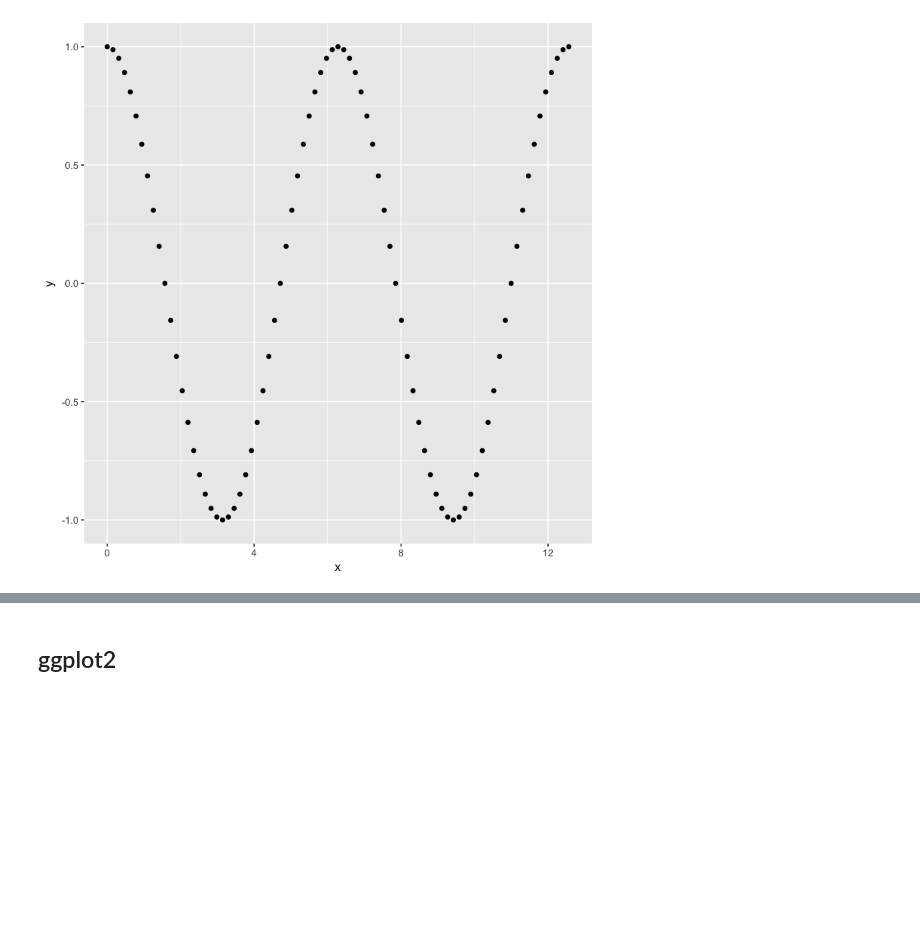
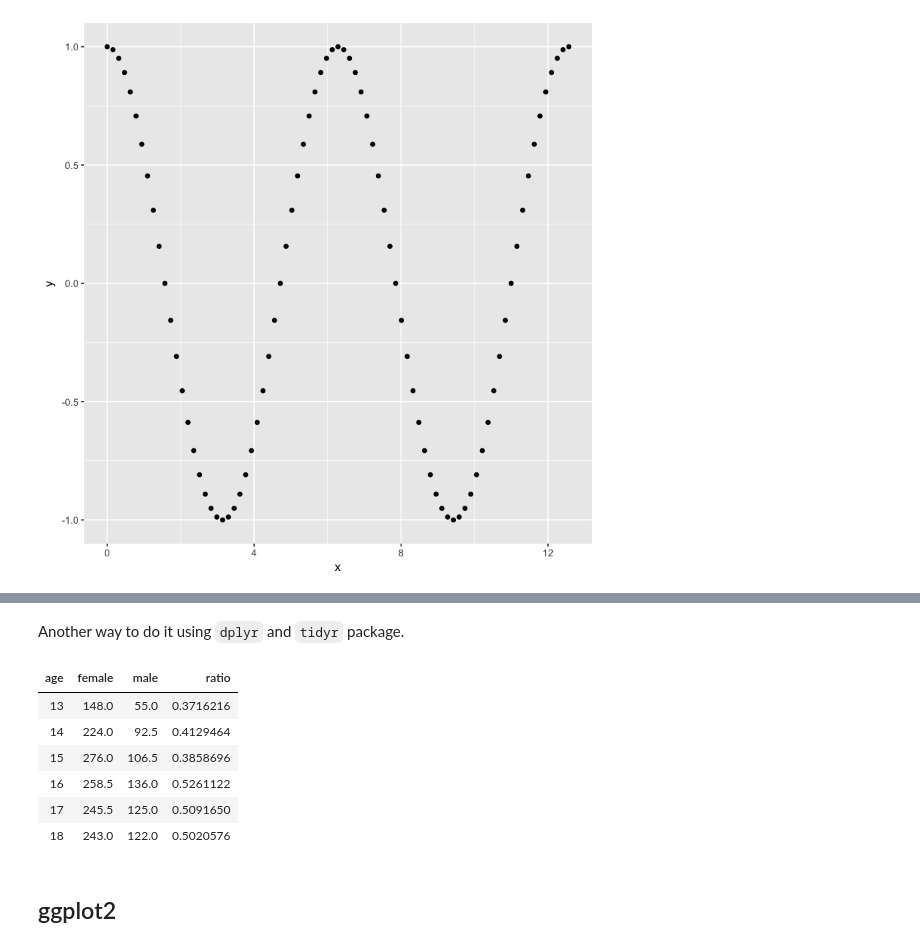
Before and after one commit to mukerong/Toolkit, a Jupyter notebook: R/R-Basics.ipynb, the cells around one changed output, grey strips where cells are left out. Drawn from its saved outputs; the diff is of its cells as text; code cells hidden in the pictures; blank space fills up the shorter version.

```diff
--- a/R/R-Basics.ipynb
+++ b/R/R-Basics.ipynb
@@ -645,0 +696,6 @@ Bias corrected dcor
+# %%
+pf.fc_by_age_gender.wide <- dcast(pf.fc_by_age_gender,
+                                 age ~ gender,
+                                 value.var = 'median_friend_count')
+
+head(pf.fc_by_age_gender.wide)
@@ -645,0 +710,2 @@ Bias corrected dcor
+# %% [markdown]
+Another way to do it using `dplyr` and `tidyr` package.
@@ -646,3 +715,19 @@ Bias corrected dcor
+# %%
+pf.fc_by_age_gender.wide <-
+    subset(pf.fc_by_age_gender[c('age', 'gender', 'median_friend_count')],
+          !is.na(gender)) %>%
+    spread(gender, median_friend_count) %>%
+    mutate(ratio=male/female)
+
+head(pf.fc_by_age_gender.wide)
+# %% [output]
+| age | female | male | ratio |
+| 13 | 148.0 | 55.0 | 0.3716216 |
+| 14 | 224.0 | 92.5 | 0.4129464 |
+| 15 | 276.0 | 106.5 | 0.3858696 |
+| 16 | 258.5 | 136.0 | 0.5261122 |
+| 17 | 245.5 | 125.0 | 0.5091650 |
+| 18 | 243.0 | 122.0 | 0.5020576 |
 # %% [markdown]
 <a id='ggplot2'></a>
 ## ggplot2
```
Also changed, not shown: parts of 11 cells of this notebook.
